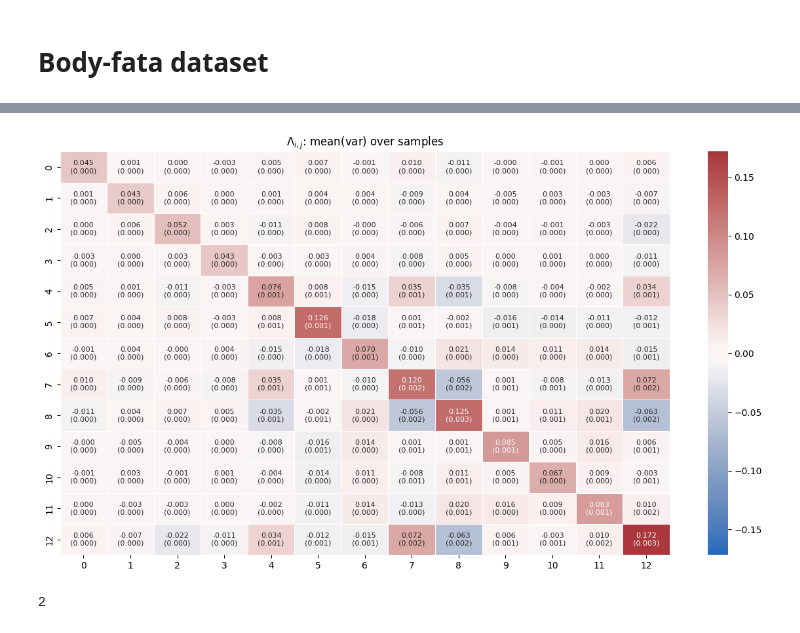
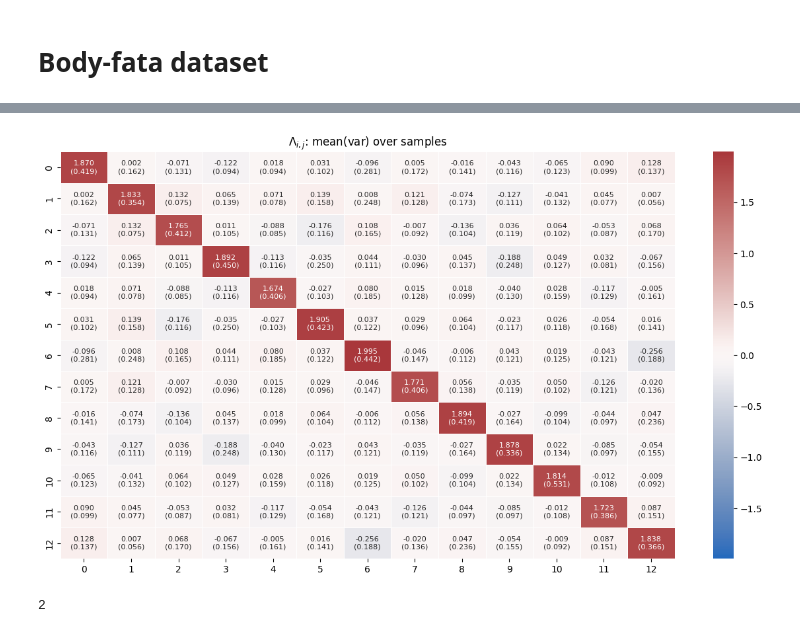
Before and after one commit to mattyred/BSGP_Automatic_Independence_Determination, a Jupyter notebook: BodyFat_Demo.ipynb, the cells around one changed output, grey strips where cells are left out. Saved outputs shown, nothing was run; the diff lists cells and outputs as text; code cells hidden in the pictures.

```diff
--- a/BodyFat_Demo.ipynb
+++ b/BodyFat_Demo.ipynb
@@ -76,9 +76,9 @@ INFO:root:Number of inducing points: 100
 # %%
-processed_results_onefold = process_results.process_results_onefold(filepath='results/run-0001/LRBF_results.json', precise_kernel=1, d=13)
+processed_results_bodyfat= process_results.process_results_onefold(filepath='results/run-0001/boston_AID_results.json', precise_kernel=1, d=13)
 # %%
-process_results.heatmap_precision(processed_results_onefold['precisions_merged_mean'], processed_results_onefold['precisions_merged_var'], fig_height=8, fig_width=15)
+process_results.heatmap_precision(processed_results_bodyfat['precisions_merged_mean'], processed_results_bodyfat['precisions_merged_var'], fig_height=8, fig_width=15)
 # %% [output]
-[figure, old version]
+[figure, new version]
 # %%
 np.sum(processed_results_onefold['precisions_merged_mean'] > 10e4)
 # %% [output]
```
Also changed, not shown: parts of 2 cells of this notebook, 6 other files.
